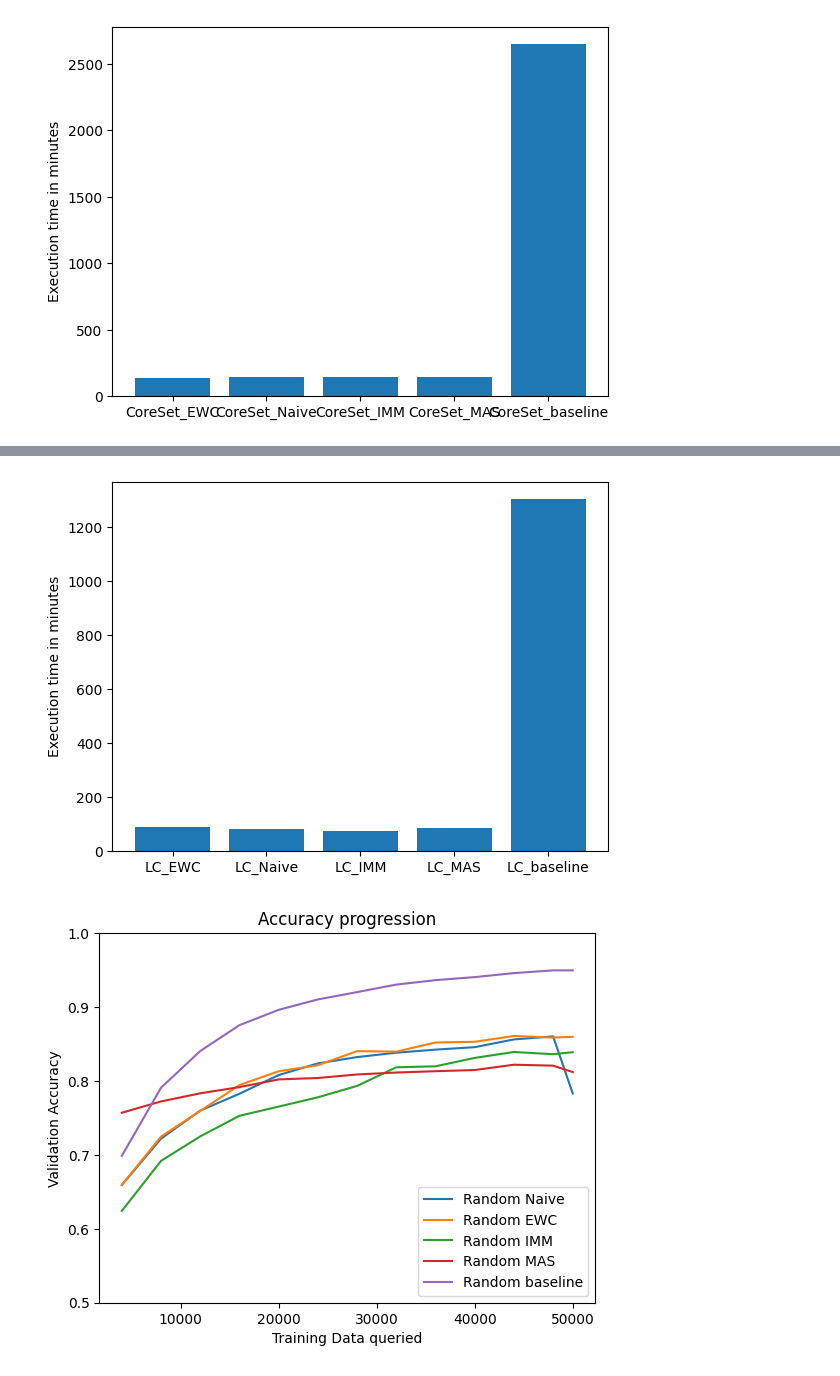
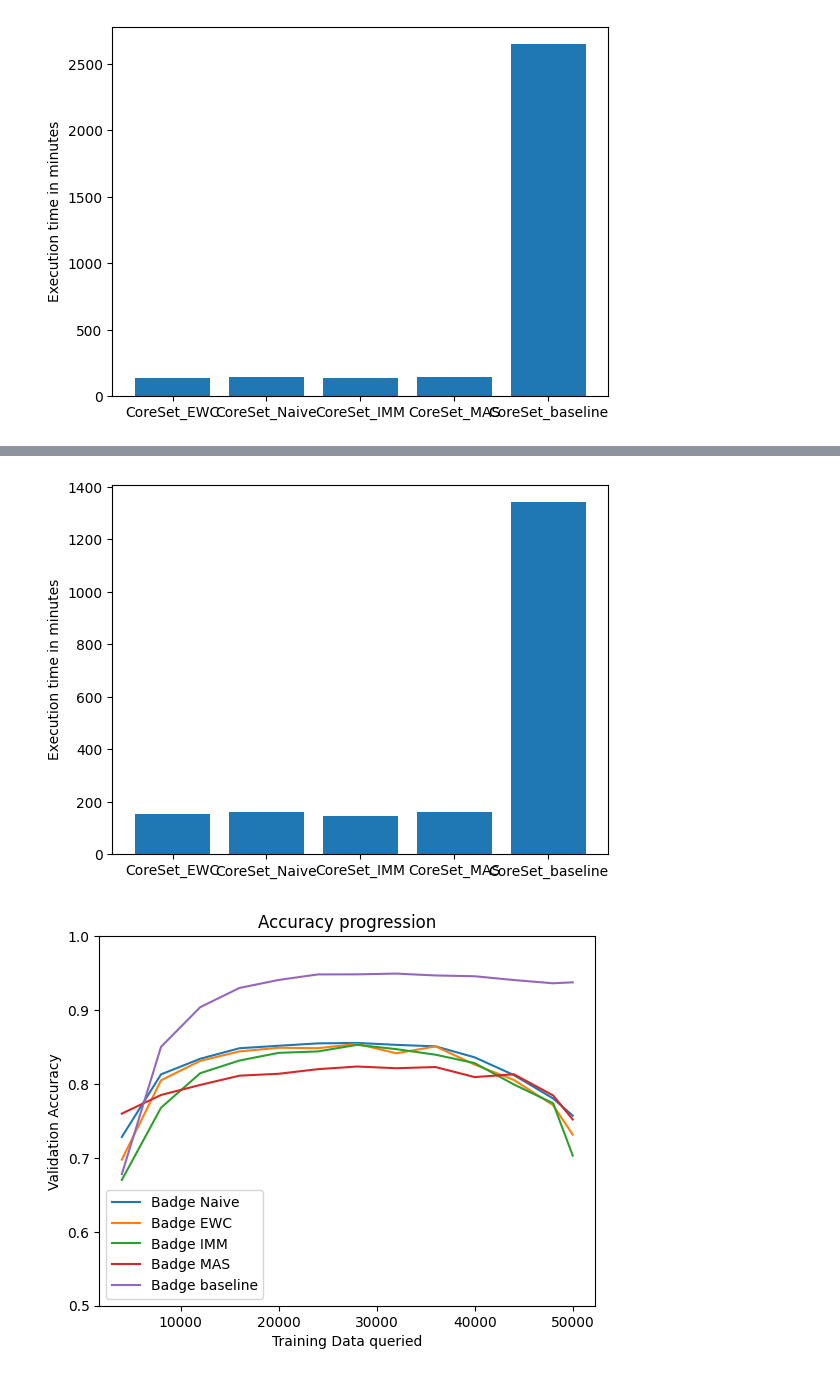
Before and after one commit to FelixMoeller3/calms, a Jupyter notebook: src/evaluation/eval_model_stealing.ipynb, the cells around one changed output, grey strips where cells are left out. Saved outputs shown, nothing was run; the diff lists cells and outputs as text; code cells hidden in the pictures.

```diff
--- a/src/evaluation/eval_model_stealing.ipynb
+++ b/src/evaluation/eval_model_stealing.ipynb
@@ -792,15 +793,15 @@ Badge_EWC = '11h:46m:43s'
 
 Badge_baseline = '32h:15m:00s'
 LC_baseline = '21h:42m:58s'
-Bald_baseline = ''
+Bald_baseline = '22h:41m:29s'
 Random_baseline = '21h:29m:58s'
 CoreSet_baseline = '22h:22m:11s'
 
-data = {'LC_EWC': transform_timestamp(Lc_EWC),
-        'LC_Naive': transform_timestamp(LC_Naive),
-        'LC_IMM': transform_timestamp(Lc_IMM),
-        'LC_MAS': transform_timestamp(Lc_MAS),
-        'LC_baseline' : transform_timestamp(LC_baseline)
+data = {'CoreSet_EWC': transform_timestamp(CoreSet_EWC),
+        'CoreSet_Naive': transform_timestamp(CoreSet_Naive),
+        'CoreSet_IMM': transform_timestamp(CoreSet_IMM),
+        'CoreSet_MAS': transform_timestamp(CoreSet_MAS),
+        'CoreSet_baseline' : transform_timestamp(CoreSet_baseline)
         }
 methods = list(data.keys())
 times = list(data.values())
@@ -808,7 +809,7 @@ plt.bar(methods,times)
 plt.ylabel("Execution time in minutes")
 plt.show()
 # %% [output]
-[figure, old version]
+[figure, new version]
 # %%
 # 4000 Queries accuracy
 LC_Naive = [0.684, 0.7983, 0.8201, 0.8362, 0.8398, 0.8439, 0.8391, 0.8375, 0.8226, 0.8184, 0.7929, 0.7526, 0.7368]
@@ -822,40 +823,40 @@ Random_EWC = [0.6595, 0.7248, 0.7595, 0.7945, 0.8131, 0.8213, 0.8404, 0.8397, 0.
 Random_Naive = [0.6592, 0.722, 0.7599, 0.7827, 0.808, 0.8238, 0.8323, 0.8382, 0.8424, 0.8457, 0.8562, 0.8603, 0.7831]
 
 Bald_Naive = [0.6782, 0.7813, 0.8198, 0.831, 0.832, 0.8416, 0.8433, 0.8391, 0.8315, 0.8135, 0.7841, 0.737, 0.753]
 Bald_EWC = [0.6964, 0.7771, 0.8212, 0.8299, 0.828, 0.8293, 0.8298, 0.8319, 0.815, 0.805, 0.7831, 0.7471, 0.7423]
 Bald_IMM = [0.6988, 0.7607, 0.8, 0.827, 0.8291, 0.8269, 0.8256, 0.8302, 0.8187, 0.8088, 0.7874, 0.7421, 0.6889]
 Bald_MAS = [0.7565, 0.773, 0.7861, 0.8061, 0.8094, 0.8189, 0.8193, 0.8132, 0.8172, 0.804, 0.8005, 0.792, 0.7465]
 
 CoreSet_IMM = [0.6893, 0.7801, 0.8133, 0.8346, 0.8369, 0.8484, 0.8455, 0.848, 0.8464, 0.8257, 0.8099, 0.7732, 0.6709]
 CoreSet_MAS = [0.7806, 0.7986, 0.8023, 0.8119, 0.8138, 0.8184, 0.8238, 0.8281, 0.8202, 0.8201, 0.8189, 0.7971, 0.7649]
 CoreSet_EWC = [0.6663, 0.7439, 0.7939, 0.8238, 0.8265, 0.8391, 0.8292, 0.8416, 0.8299, 0.8352, 0.8158, 0.7811, 0.6842]
-CoreSet_Naive = []
+CoreSet_Naive = [0.7169, 0.8047, 0.8301, 0.8465, 0.8497, 0.8534, 0.8575, 0.8573, 0.8514, 0.8341, 0.8239, 0.7452, 0.6804]
 
 Badge_Naive = [0.7283, 0.813, 0.8341, 0.8483, 0.8517, 0.8549, 0.8555, 0.8529, 0.8509, 0.836, 0.812, 0.7804, 0.7571]
 Badge_MAS = [0.7599, 0.7851, 0.7987, 0.8112, 0.8138, 0.82, 0.8236, 0.8213, 0.8229, 0.8093, 0.8131, 0.7845, 0.7519]
 Badge_IMM = [0.6701, 0.7679, 0.8146, 0.8317, 0.8421, 0.844, 0.8529, 0.8471, 0.8396, 0.8282, 0.7993, 0.7739, 0.7031]
 Badge_EWC = [0.6976, 0.8049, 0.8313, 0.844, 0.849, 0.8484, 0.8542, 0.8415, 0.8508, 0.8262, 0.8054, 0.7713, 0.7314]
 
 Random_Baseline = [0.6987, 0.7909, 0.8405, 0.8755, 0.8962, 0.9103, 0.9202, 0.9304, 0.9364, 0.9405, 0.9459, 0.9496, 0.9496]
 Badge_Baseline = [0.678, 0.8502, 0.9039, 0.9299, 0.9407, 0.9482, 0.9483, 0.9493, 0.9468, 0.9457, 0.9406, 0.9362, 0.9375]
 Lc_Baseline = [0.7186, 0.8715, 0.9093, 0.9345, 0.9435, 0.9483, 0.9515, 0.9472, 0.9478, 0.9439, 0.9442, 0.9439, 0.939]
 CoreSet_Baseline = [0.7131, 0.8488, 0.8983, 0.922, 0.9373, 0.9476, 0.9478, 0.9478, 0.949, 0.9478, 0.945, 0.9412, 0.9386]
 Bald_Baseline = [0.6715, 0.8532, 0.905, 0.9325, 0.9457, 0.947, 0.9491, 0.9494, 0.9509, 0.9456, 0.9431, 0.9402, 0.9378]
 
 x = [(i+1)*4000 for i in range(12)] + [50000]
-plt.plot(x,Random_Naive,label="Random Naive")
-plt.plot(x,Random_EWC,label="Random EWC")
-plt.plot(x,Random_IMM,label="Random IMM")
-plt.plot(x,Random_MAS,label="Random MAS")
-plt.plot(x,Random_Baseline,label="Random baseline")
+plt.plot(x,Badge_Naive,label="Badge Naive")
+plt.plot(x,Badge_EWC,label="Badge EWC")
+plt.plot(x,Badge_IMM,label="Badge IMM")
+plt.plot(x,Badge_MAS,label="Badge MAS")
+plt.plot(x,Badge_Baseline,label="Badge baseline")
 plt.ylim(0.5,1.0)
 plt.title("Accuracy progression")
 plt.xlabel("Training Data queried")
 plt.ylabel("Validation Accuracy")
 plt.legend()
 plt.show()
 # %% [output]
-[figure, old version]
+[figure, new version]
 # %%
 # 4000 Queries time
 LC_Naive = '01h:16m:55s'
```
Also changed, not shown: parts of 4 cells of this notebook.
